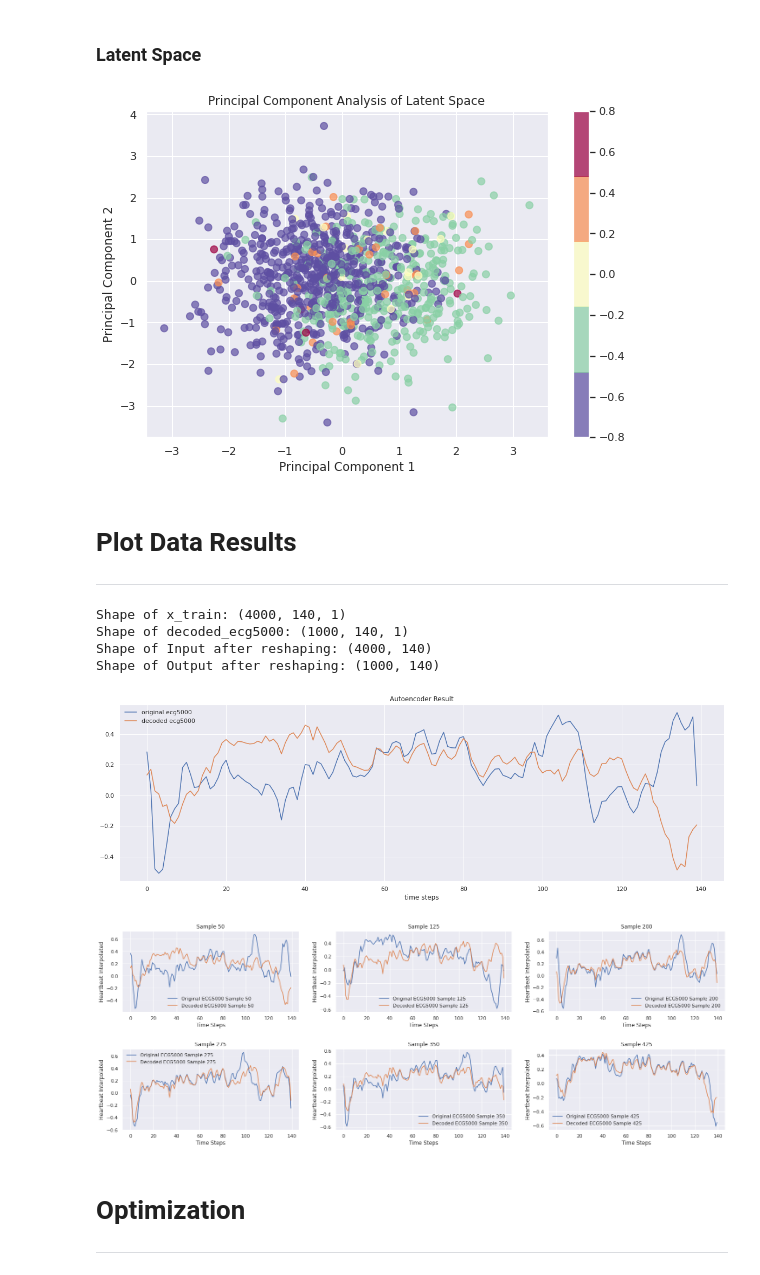
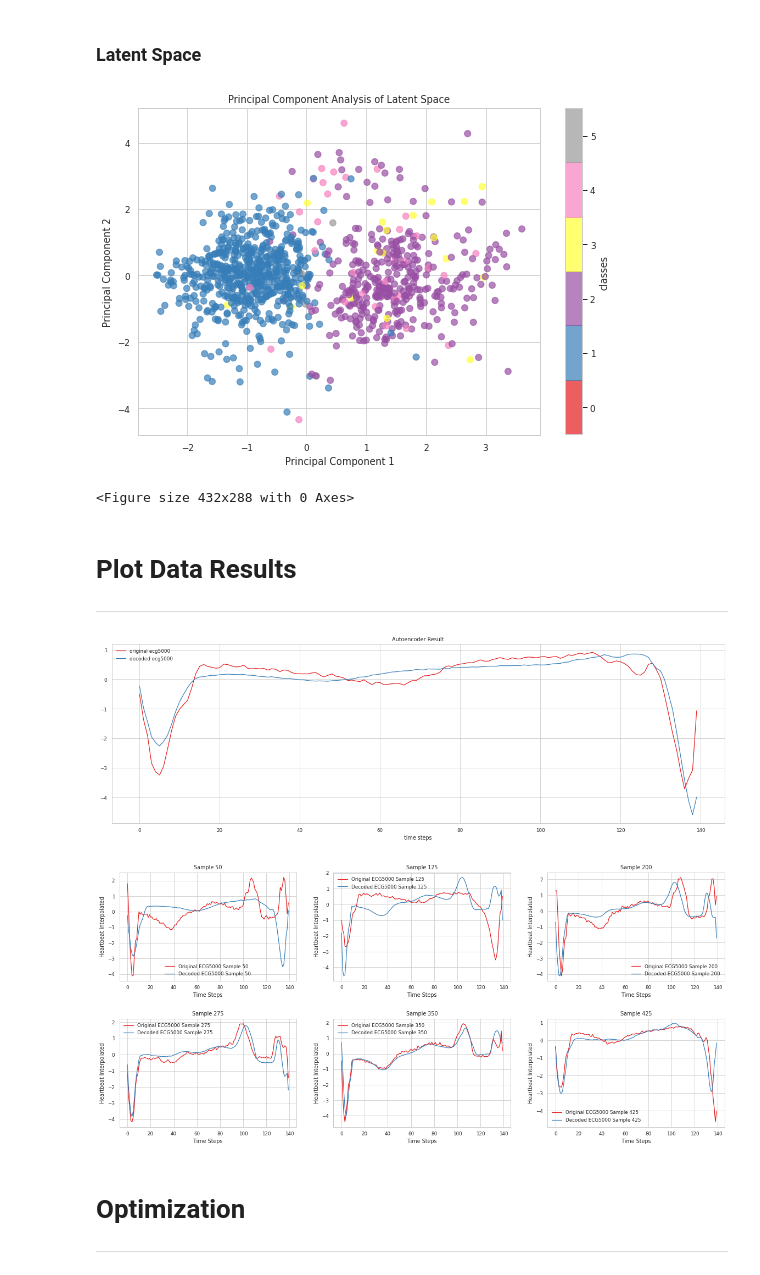
Before and after one commit to nina-prog/sem-data-analysis-VAE, a Jupyter notebook: VAE_v2.0.ipynb, the cells around one changed output. Drawn from its saved outputs; the diff is of its cells as text; code cells hidden in the pictures.

Commit message:
implemented scatter matrix for randomized search results and updated all plots

```diff
--- a/VAE_v2.0.ipynb
+++ b/VAE_v2.0.ipynb
@@ -19,7 +19,11 @@ import matplotlib.pyplot as plt
 import seaborn as sns
 import pickle
 
+
 sns.set()
+sns.set_palette(sns.color_palette("Set1")) #tab10 #viridis
+sns.set_style("whitegrid")
+sns.set_context("paper")
 # %%
 #tf.random.set_seed(7)
 # %% [markdown]
@@ -64,7 +68,7 @@ print(scaled_ecg5000)
 ## Split Data
 # %%
 ### Split Data into 80/20 Training, Test
-trainDF, testDF = train_test_split(scaled_ecg5000, test_size=0.2, shuffle=True, random_state=1)
+trainDF, testDF = train_test_split(ecg5000, test_size=0.2, shuffle=True, random_state=1)
 
 # Get all labels from trainDF and then drop it
 trainDF_Y = trainDF.iloc[:,0]
@@ -493,21 +503,15 @@ plt.figure(figsize=(9,6))
 plt.xlabel('Principal Component 1')
 plt.ylabel('Principal Component 2')
 plt.title('Principal Component Analysis of Latent Space')
-
-# # https://towardsdatascience.com/pca-using-python-scikit-learn-e653f8989e60
-# targets = [1.0, 2.0, 3.0, 4.0, 5.0]
-# colors = ['r', 'g', 'b', 'c','m']
-# for target, color in zip(targets,colors):
-#     indicesToKeep = finalDf[:,2] == target
-#     plt.scatter(finalDf.loc[indicesToKeep, 'principal component 1'], finalDf.loc[indicesToKeep, 'principal component 2'], c = color, s = 50, alpha=0.6)
-# plt.legend(targets,prop={'size': 15})
-
-plt.scatter(finalDF['principal component 1'], finalDF['principal component 2'], c=finalDF['target'], cmap=plt.cm.get_cmap('Spectral_r', 5), alpha=0.7, s=50) # or cmap=hsv
-plt.colorbar()
+plt.scatter(finalDF['principal component 1'], finalDF['principal component 2'], c=finalDF['target'], cmap=plt.cm.get_cmap('Set1', 6), s=40, alpha=0.7) # or cmap=hsv
+plt.colorbar(ticks=range(6), label='classes')
+plt.clim(-0.5, 5.5)
 
 plt.show()
+plt.savefig('PCA.png')
 # %% [output]
-[figure, old version]
+[figure, new version]
+<Figure size 432x288 with 0 Axes>
 # %% [markdown]
 # Plot Data Results
 
@@ -517,17 +521,12 @@ plt.show()
 print("Shape of x_train: {}".format(x_train.shape))
 print("Shape of decoded_ecg5000: {}".format(decoded_ecg5000.shape))
 
-### Covert to 2D Array -- ("-1" = make a dimension (here rows) the size that will use the remaining unspecified elements)
+### Covert to 2D Array ("-1" = make a dimension (here rows) the size that will use the remaining unspecified elements)
 new_x_train= x_train.reshape(-1,140)
 new_decoded_ecg5000 = decoded_ecg5000.reshape(-1,140)
 
 print("Shape of Input after reshaping: {}".format(new_x_train.shape))
 print("Shape of Output after reshaping: {}".format(new_decoded_ecg5000.shape))
-# %% [output]
-Shape of x_train: (4000, 140, 1)
-Shape of decoded_ecg5000: (1000, 140, 1)
-Shape of Input after reshaping: (4000, 140)
-Shape of Output after reshaping: (1000, 140)
 # %%
 # ### Plot for figure for paper
 # i = 934 # indize/sample which is going to be plotted
@@ -544,7 +543,7 @@ Shape of Output after reshaping: (1000, 140)
 # plt.savefig('diagramm_decoded.jpg')
 # %%
 ### Plot only one sample
-i = 934 # indize/sample which is going to be plotted
+i = 901 # indize/sample which is going to be plotted
 plt.figure(linewidth = 1, figsize=(20,6))
 plt.title('Autoencoder Result')
 plt.xlabel('time steps')
@@ -553,29 +552,29 @@ plt.plot(new_decoded_ecg5000[i], label='decoded ecg5000')
 plt.legend(loc="upper left")
 plt.show()
 # %% [output]
-[figure, old version]
+[figure, new version]
 # %%
 ### Plot Multiple Samples
 n_rows = 2
 n_cols = 3
 
 # Size Properties and layout design for tighter representation
-fig, axs = plt.subplots(nrows = n_rows, ncols = n_cols, figsize=(20,7))
+fig, axs = plt.subplots(nrows = n_rows, ncols = n_cols, figsize=(16,7))
 fig.tight_layout(w_pad=4, h_pad = 5)
 
 # Subplotting
 i = 50
 for row in range(n_rows):
   for col in range(n_cols):
     axs[row, col].plot(new_x_train[i])
     axs[row, col].plot(new_decoded_ecg5000[i])
     axs[row, col].legend(["Original ECG5000 Sample {}".format(i), "Decoded ECG5000 Sample {}".format(i)])
     axs[row, col].set(xlabel = "Time Steps", ylabel = "Heartbeat Interpolated", title = "Sample {}".format(i))
     i = i + 75
 
 plt.savefig('dataComparison.png')
 # %% [output]
-[figure, old version]
+[figure, new version]
 # %% [markdown]
 # Optimization
 
```
Also changed, not shown: parts of 19 cells of this notebook.
